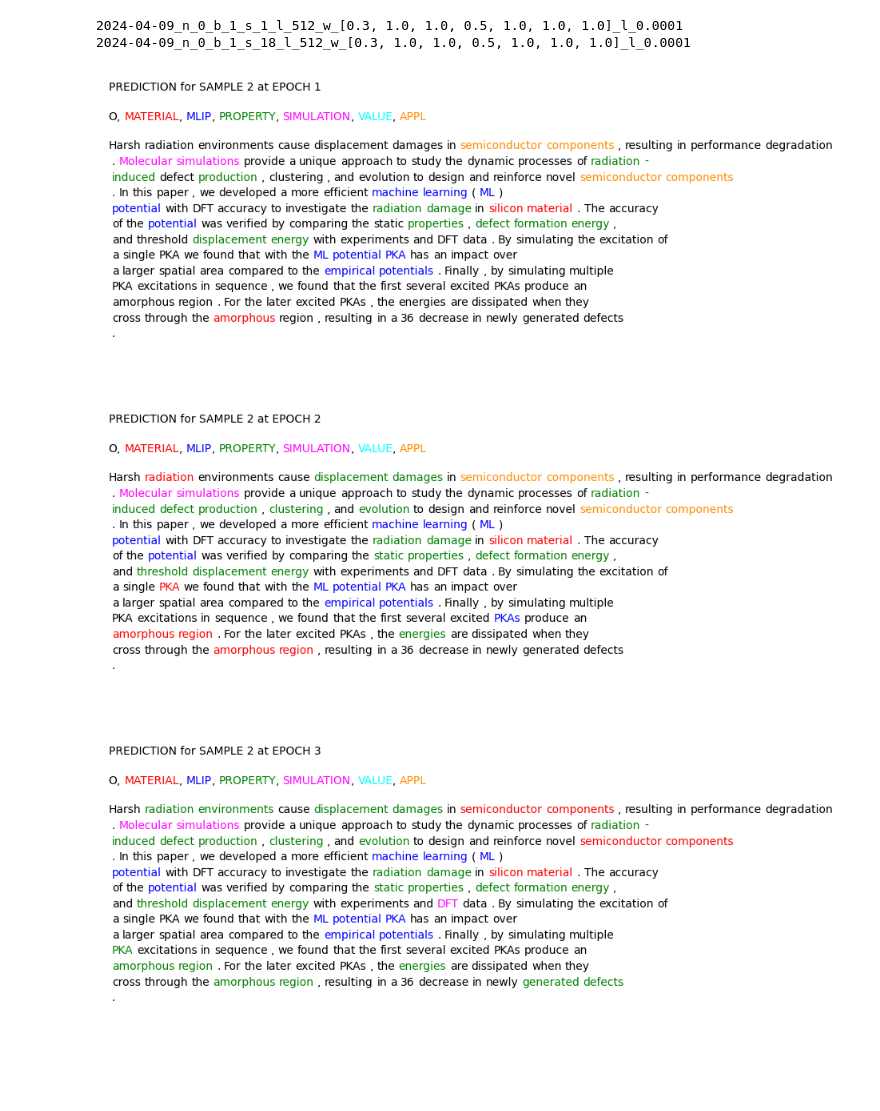
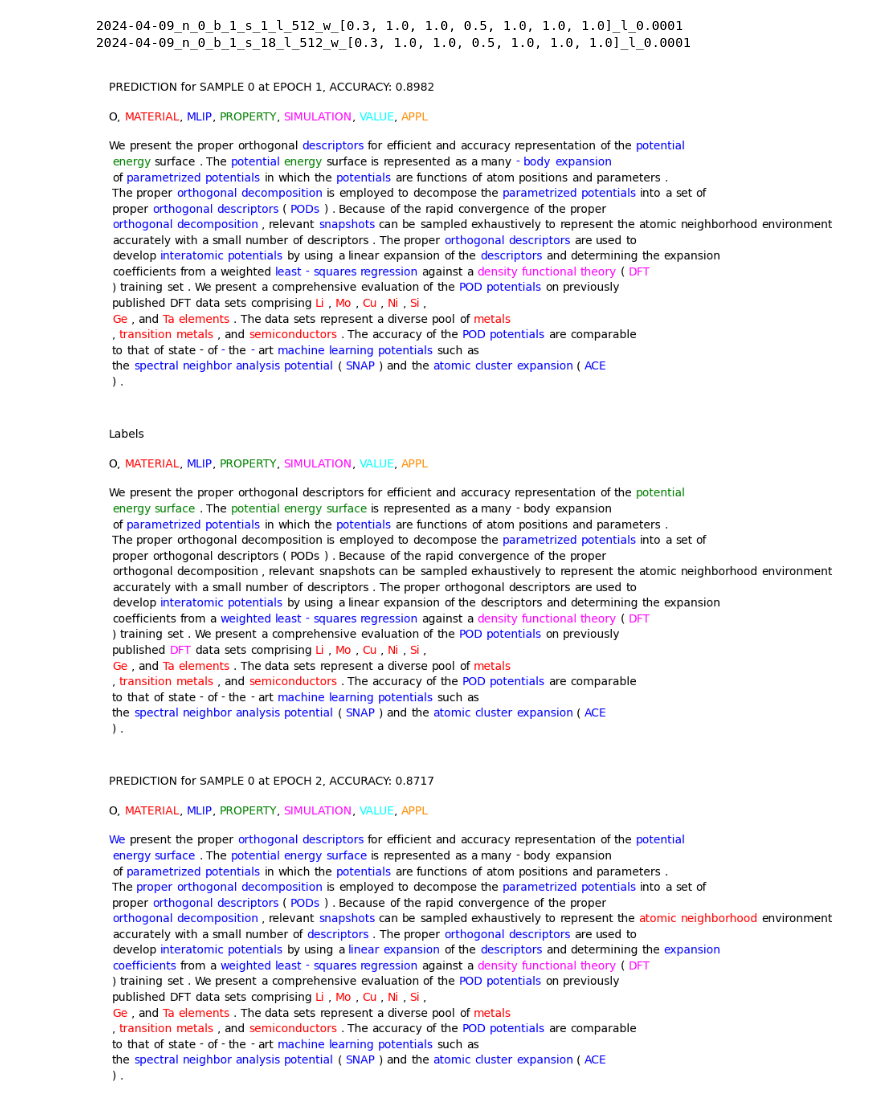
Before and after one commit to BOWENmeZHENG/Bert-NER, a Jupyter notebook: viz_prev.ipynb, the cells around one changed output. Saved outputs shown, nothing was run; the diff lists cells and outputs as text; code cells hidden in the pictures; blank space fills up the shorter version.

Commit message:
individual accuracy

```diff
--- a/viz_prev.ipynb
+++ b/viz_prev.ipynb
@@ -22,40 +23,48 @@ for item in os.listdir('saved_models/'):
 # %%
 # Load and visualize previous test data
 model_name = '2024-04-09_n_0_b_1_s_18_l_512_w_[0.3, 1.0, 1.0, 0.5, 1.0, 1.0, 1.0]_l_0.0001'
 epochs = [1, 2, 3]
-sample_ids = [2]
+sample_ids = [0]
 for epoch in epochs:
     for sample_id in sample_ids:
         sample_file = f'saved_models/{model_name}/{model_name}_e_{epoch}_test_{sample_id}.json'
         with open(sample_file) as f:
             for jsonObj in f:
                 record = json.loads(jsonObj)
+        # calculate accuracy
+        counts = 0
+        for ii in range(len(record['pred'])):
+            if record['pred'][ii] == record['labels'][ii]:
+                counts += 1
+        accuracy = counts / len(record['pred'])
+
         colors = ['black', 'red', 'blue', 'green', 'magenta', 'cyan', 'darkorange']
         word_list_marked = ['<' + w + '>' for w in record['words']]
         markers_labels = [{"color": colors[i]} for i in record['labels']]
         markers_pred = [{"color": colors[i]} for i in record['pred']]
         j = 0
         for i in range(len(record['words'])):
             if (i + 1) % 15 == 0:
                 word_list_marked.insert(i + j, '\n')
                 j += 1
 
         fig, ax = plt.subplots()
         ax.set_axis_off()
-        HighlightText(x=0., y=1.0, s=f'PREDICTION for SAMPLE {sample_id} at EPOCH {epoch}', ax=ax)
+        HighlightText(x=0., y=1.0, s=f'PREDICTION for SAMPLE {sample_id} at EPOCH {epoch}, ACCURACY: {accuracy:.4f}', ax=ax)
         HighlightText(x=0., y=0.9, s='<O>, <MATERIAL>, <MLIP>, <PROPERTY>, <SIMULATION>, <VALUE>, <APPL>',
                       highlight_textprops=[{"color": c} for c in colors], ax=ax)
         HighlightText(x=0., y=0.8, s=' '.join(word_list_marked),
                       highlight_textprops=markers_pred, ax=ax)
         plt.show()
-        # fig, ax = plt.subplots()
-        # ax.set_axis_off()
-        # HighlightText(x=0., y=1, s='LABELS \n\n<O>, <MATERIAL>, <MLIP>, <PROPERTY>, <SIMULATION>, <VALUE>, <APPL>',
-        #               highlight_textprops=[{"color": c} for c in colors], ax=ax)
-        # HighlightText(x=0., y=0.8, s=' '.join(word_list_marked),
-        #               highlight_textprops=markers_labels, ax=ax)
-        # plt.show()
+        fig, ax = plt.subplots()
+        ax.set_axis_off()
+        HighlightText(x=0., y=1.0, s='Labels', ax=ax)
+        HighlightText(x=0., y=0.9, s='<O>, <MATERIAL>, <MLIP>, <PROPERTY>, <SIMULATION>, <VALUE>, <APPL>',
+                      highlight_textprops=[{"color": c} for c in colors], ax=ax)
+        HighlightText(x=0., y=0.8, s=' '.join(word_list_marked),
+                      highlight_textprops=markers_labels, ax=ax)
+        plt.show()
 # %% [output]
-[figure, old version]
+[figure, new version]
-[figure, old version]
+[figure, new version]
-[figure, old version]
+[figure, new version]
```
Also changed, not shown: parts of 2 cells of this notebook, 1 other file.
